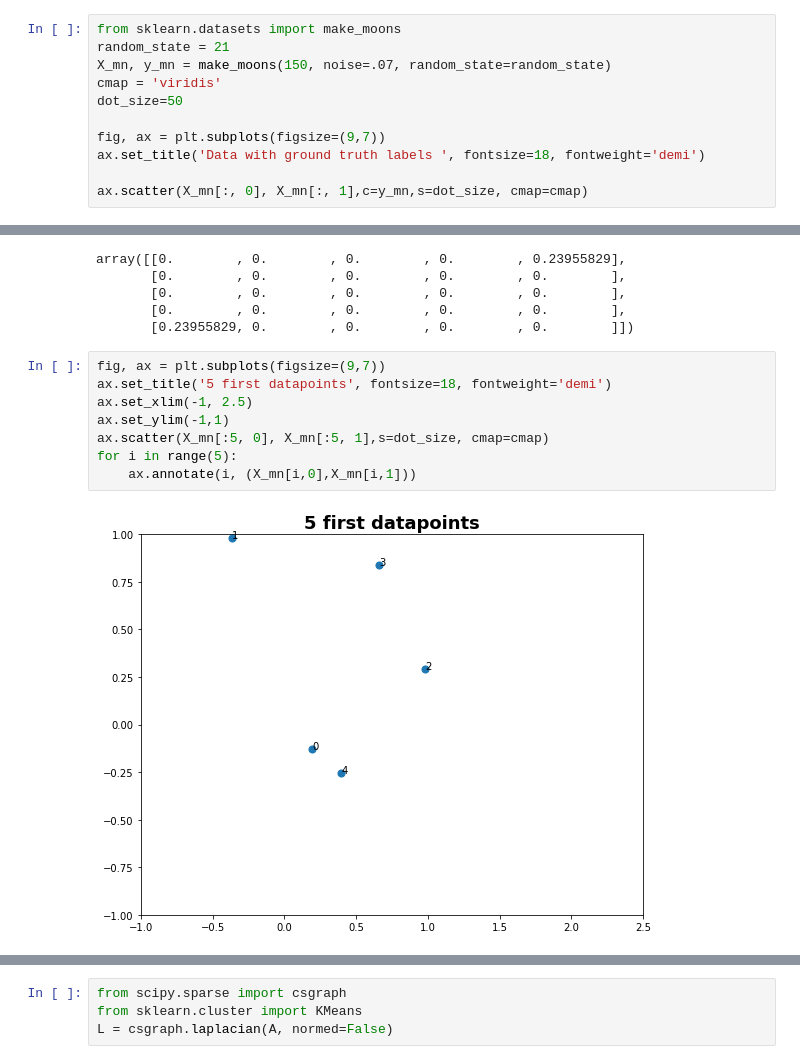
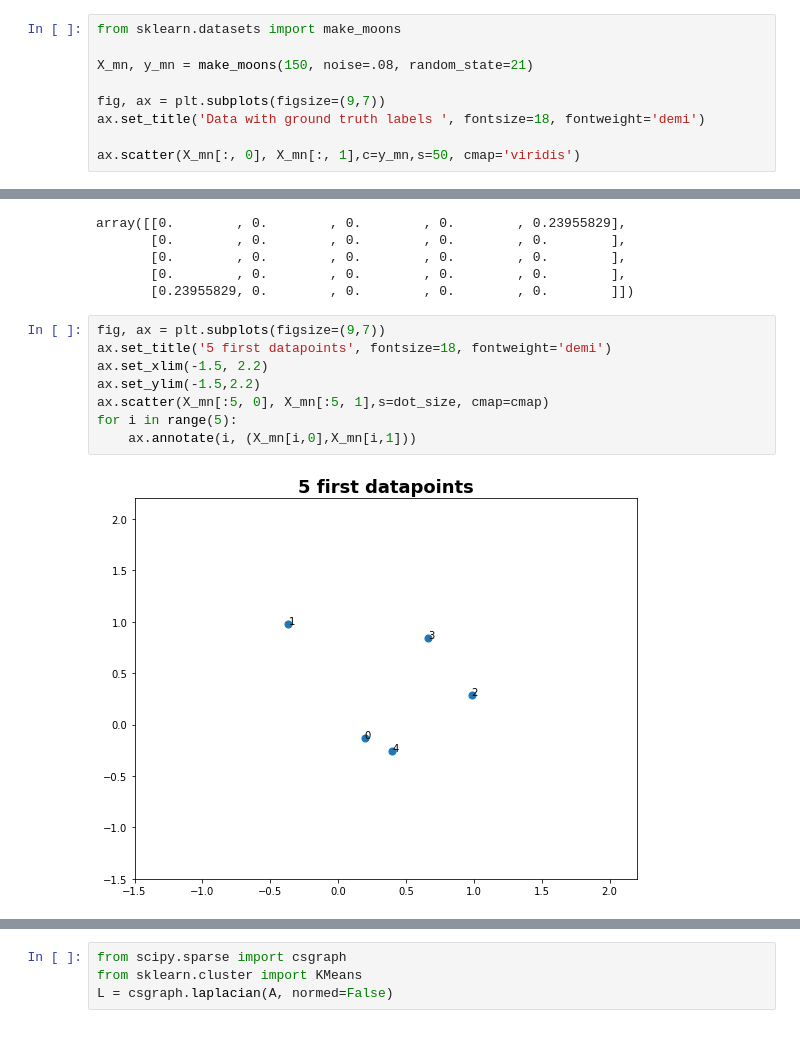
Before and after one commit to quanghoan/k-means-and-spectral-clustering, a Jupyter notebook: kmeans spectral clustering.ipynb, the cells around one changed output, grey strips where cells are left out. Cells and saved outputs as stored; diff of their text form.

```diff
--- a/kmeans spectral clustering.ipynb
+++ b/kmeans spectral clustering.ipynb
@@ -49,15 +49,13 @@ CPU cores  : 4
 interpreter: 64bit
 # %%
 from sklearn.datasets import make_moons
-random_state = 21
-X_mn, y_mn = make_moons(150, noise=.07, random_state=random_state)
-cmap = 'viridis'
-dot_size=50
+
+X_mn, y_mn = make_moons(150, noise=.08, random_state=21)
 
 fig, ax = plt.subplots(figsize=(9,7))
 ax.set_title('Data with ground truth labels ', fontsize=18, fontweight='demi')
 
-ax.scatter(X_mn[:, 0], X_mn[:, 1],c=y_mn,s=dot_size, cmap=cmap)
+ax.scatter(X_mn[:, 0], X_mn[:, 1],c=y_mn,s=50, cmap='viridis')
 # %% [output]
 <matplotlib.collections.PathCollection at 0x...>
 [figure]
@@ -96,11 +94,11 @@ array([[0.        , 0.        , 0.        , 0.        , 0.23955829],
 # %%
 fig, ax = plt.subplots(figsize=(9,7))
 ax.set_title('5 first datapoints', fontsize=18, fontweight='demi')
-ax.set_xlim(-1, 2.5)
-ax.set_ylim(-1,1)
+ax.set_xlim(-1.5, 2.2)
+ax.set_ylim(-1.5,2.2)
 ax.scatter(X_mn[:5, 0], X_mn[:5, 1],s=dot_size, cmap=cmap)
 for i in range(5):
     ax.annotate(i, (X_mn[i,0],X_mn[i,1]))
 # %% [output]
-[figure, old version]
+[figure, new version]
 # %% [markdown]
```
Also changed, not shown: parts of 3 cells of this notebook, 3 other files.
